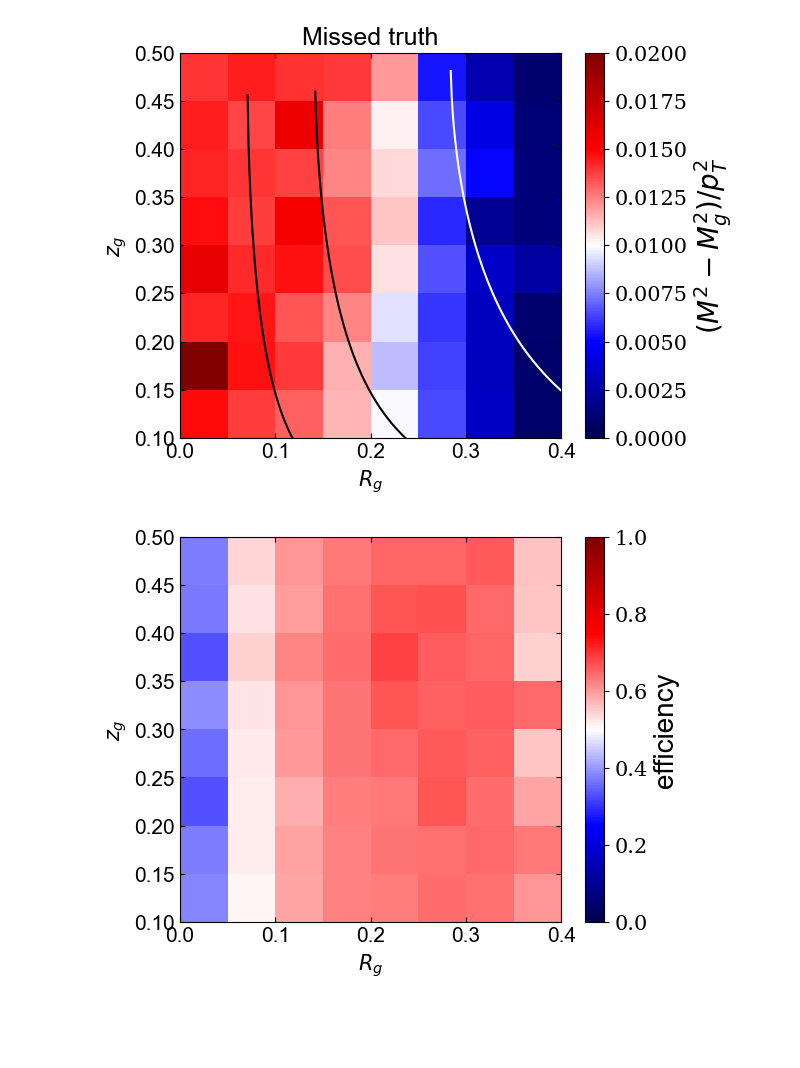
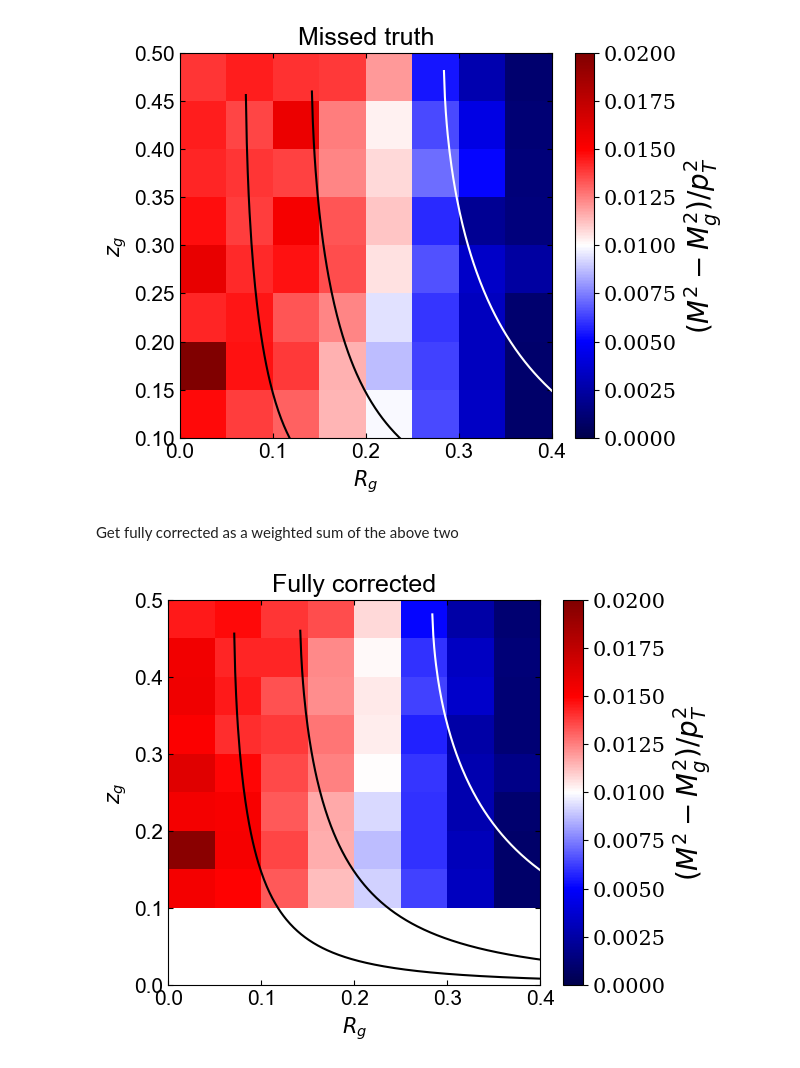
Before and after one commit to y-song/charge_correlator, a Jupyter notebook: plot/fig2.ipynb, the cells around one changed output. Saved outputs shown, nothing was run; the diff lists cells and outputs as text; code cells hidden in the pictures; blank space fills up the shorter version.

```diff
--- a/plot/fig2.ipynb
+++ b/plot/fig2.ipynb
@@ -32,12 +28,6 @@ def addNewBranches(inputDataframe):
     return df_temp
 # %%
 def weighted_avg_and_std(values, weights):
-    """
-    Return the weighted average and standard deviation.
-
-    values, weights -- NumPy ndarrays with the same shape.
-    """
     average = np.average(values, weights=weights)
-    # Fast and numerically precise:
     variance = np.average((values-average)**2, weights=weights)
     return (average, math.sqrt(variance))
@@ -148,18 +127,15 @@ for i in range(0, len(rgedges)-1):
         z1[i][j] = avg
         z1_err[i][j] = err
 # %%
-gs1 = gridspec.GridSpec(1,2,width_ratios=(1,12))
+fig = plt.figure(figsize=(6,5))
+ax = plt.gca()
 
-fig = plt.figure(figsize=(7,5))
-plt.subplots_adjust(wspace=0.1, hspace=0)
-
-ax1 = fig.add_subplot(gs1[1])
 plt.pcolormesh(rgedges, zgedges, np.transpose(z1), cmap='seismic')
 #plt.errorbar(np.arange(0.025,0.425,0.05), y_1d, yerr=0, color='k')
 #plt.text(0.05,0.2,'$p+p$  $\sqrt{s}=200$ GeV\nanti-$k_\mathrm{T}$ full jets, R=0.4, |$\eta$|<0.6\n\nMultiFolded with $p_\mathrm{T}, Q, M, M_g, R_g, z_g$\n\n$20 < p_\mathrm{T} < 30$ GeV/$c$', color='k',fontsize=10)
-ax1.tick_params(top=True, right=True, bottom=True, left=True, direction='in', which='both', labelcolor='k')
-#ax1.axes.yaxis.set_ticklabels([])
-#ax1.axes.yaxis.set_minor_locator(MultipleLocator(0.05))
+ax.tick_params(top=True, right=True, bottom=True, left=True, direction='in', which='both', labelcolor='k')
+#ax.axes.yaxis.set_ticklabels([])
+#ax.axes.yaxis.set_minor_locator(MultipleLocator(0.05))
 plt.ylabel(r'$z_g$')
 plt.xlabel(r'$R_g$')
 #plt.xticks(np.arange(0,1.1,0.1))
@@ -174,31 +150,36 @@ for l in cbar.ax.yaxis.get_ticklabels():
     l.set_family("serif")
 cbar.set_label(r'$(M^2-M_g^2)/p_T^2$',font='arial',fontsize=20)
 # %% [output]
-[figure, old version]
+[figure, new version]
+# %% [markdown]
+Get fully corrected as a weighted sum of the above two
 # %%
 df_truth = applyCut(getData(observables2+observabless2, inputFiles[0], treeName[0]), ofCuts+' and reject<=0 and rejects<=0')
 match_miss = np.histogram2d(df_truth['rg'],df_truth['zg'], bins=[rgedges,zgedges], weights=df_truth['w'])[0]
 match = np.histogram2d(df_truth[(df_truth.ms>1) & (df_truth.pts>15)]['rg'], df_truth[(df_truth.ms>1) & (df_truth.pts>15)]['zg'], bins=[rgedges,zgedges], weights=df_truth[(df_truth.ms>1) & (df_truth.pts>15)]['w'])[0]
 eff = match/match_miss
 # %%
-gs1 = gridspec.GridSpec(1,2,width_ratios=(1,12))
+fig = plt.figure(figsize=(6,5))
+ax = plt.gca()
 
-fig = plt.figure(figsize=(7,5))
-plt.subplots_adjust(wspace=0.1, hspace=0)
-
-ax1 = fig.add_subplot(gs1[1])
-plt.pcolormesh(rgedges, zgedges, np.transpose(eff), cmap='seismic')
-ax1.tick_params(top=True, right=True, bottom=True, left=True, direction='in', which='both', labelcolor='k')
-#ax1.axes.yaxis.set_ticklabels([])
-#ax1.axes.yaxis.set_minor_locator(MultipleLocator(0.05))
+plt.pcolormesh(rgedges, zgedges, np.transpose(eff*z2+(1-eff)*z1), cmap='seismic')
+#plt.errorbar(np.arange(0.025,0.425,0.05), y_1d, yerr=0, color='k')
+#plt.text(0.05,0.2,'$p+p$  $\sqrt{s}=200$ GeV\nanti-$k_\mathrm{T}$ full jets, R=0.4, |$\eta$|<0.6\n\nMultiFolded with $p_\mathrm{T}, Q, M, M_g, R_g, z_g$\n\n$20 < p_\mathrm{T} < 30$ GeV/$c$', color='k',fontsize=10)
+ax.tick_params(top=True, right=True, bottom=True, left=True, direction='in', which='both', labelcolor='k')
+#ax.axes.yaxis.set_ticklabels([])
+#ax.axes.yaxis.set_minor_locator(MultipleLocator(0.05))
 plt.ylabel(r'$z_g$')
 plt.xlabel(r'$R_g$')
 #plt.xticks(np.arange(0,1.1,0.1))
-plt.clim(0,1)
-plt.ylim(0.1,0.5)
+plt.clim(0,0.02)
+plt.ylim(0.,0.5)
+plt.plot(x0,y0, color='white')
+plt.plot(x1,y1, color='k')
+plt.plot(x2,y2, color='k')
+plt.title('Fully corrected')
 cbar = plt.colorbar()
 for l in cbar.ax.yaxis.get_ticklabels():
     l.set_family("serif")
-cbar.set_label('efficiency',font='arial',fontsize=20)
+cbar.set_label(r'$(M^2-M_g^2)/p_T^2$',font='arial',fontsize=20)
 # %% [output]
-[figure, old version]
+[figure, new version]
```
Also changed, not shown: parts of 19 cells of this notebook, 2 other files.
